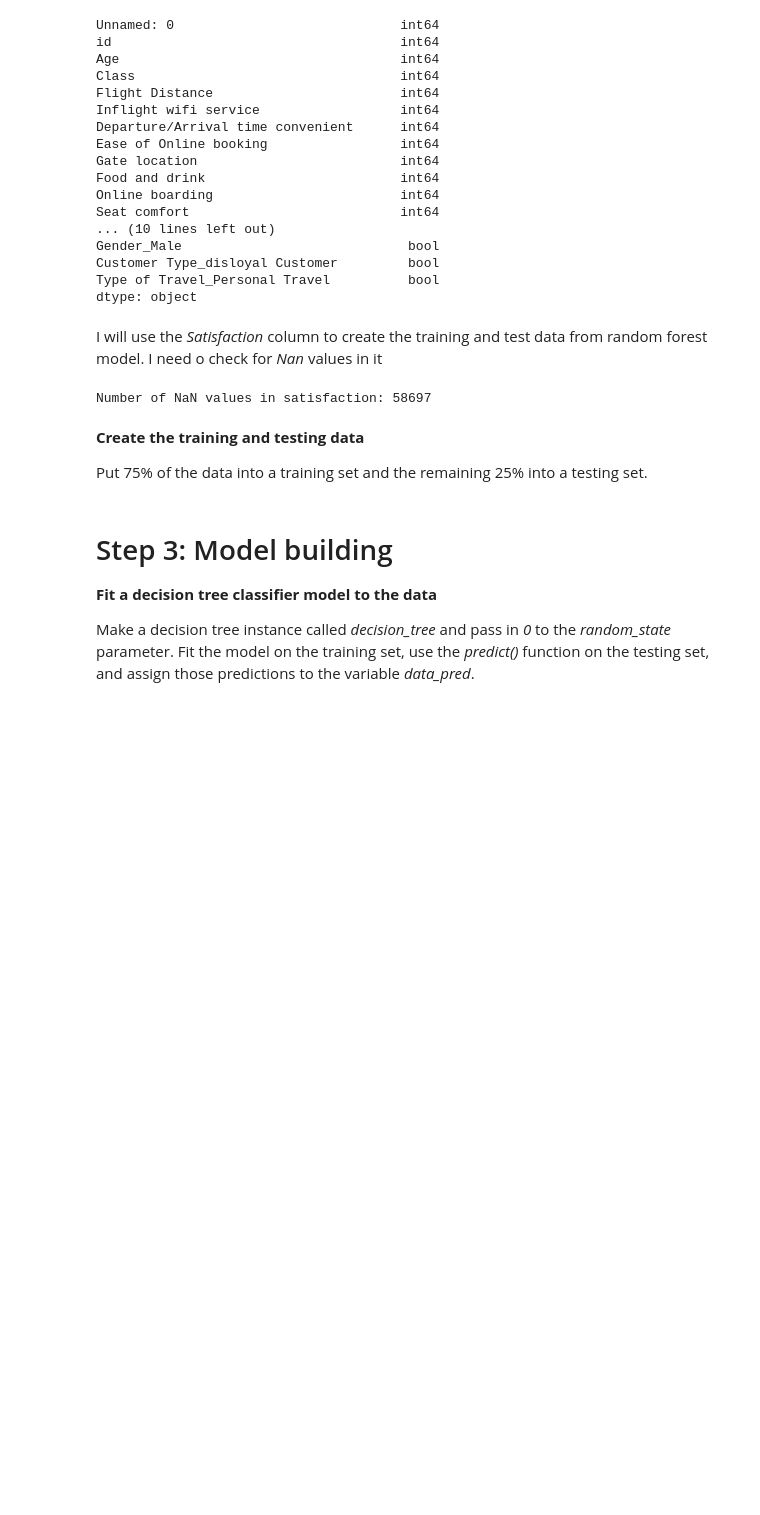
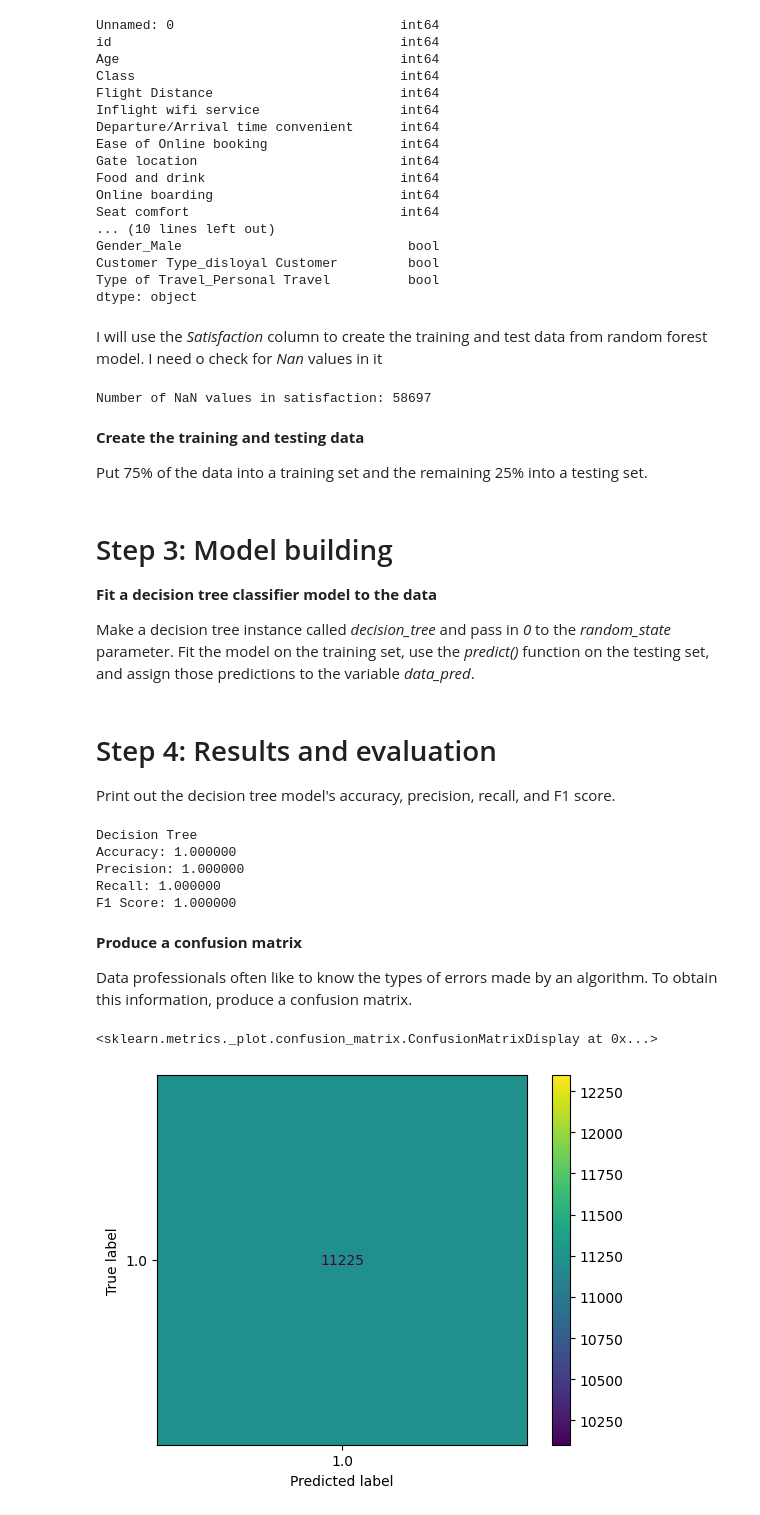
Before and after one commit to ajeronimoguerra/Kaggle_JeronimoGuerra_Notebooks, a Jupyter notebook: building-a-random-forest-model.ipynb, the cells around one changed output. Drawn from its saved outputs; the diff is of its cells as text; code cells hidden in the pictures; blank space fills up the shorter version.

Commit message:
Kaggle Notebook | Building a random forest model | Version 2

```diff
--- a/building-a-random-forest-model.ipynb
+++ b/building-a-random-forest-model.ipynb
@@ -301,3 +301,30 @@ decision_tree = DecisionTreeClassifier(random_state=0)
 decision_tree.fit(X_train, y_train)
 
 data_pred = decision_tree.predict(X_test)
+# %% [markdown]
+# Step 4: Results and evaluation
+
+Print out the decision tree model's accuracy, precision, recall, and F1 score.
+# %%
+print("Decision Tree")
+print("Accuracy:", "%.6f" % metrics.accuracy_score(y_test, data_pred))
+print("Precision:", "%.6f" % metrics.precision_score(y_test, data_pred))
+print("Recall:", "%.6f" % metrics.recall_score(y_test, data_pred))
+print("F1 Score:", "%.6f" % metrics.f1_score(y_test, data_pred))
+# %% [output]
+Decision Tree
+Accuracy: 1.000000
+Precision: 1.000000
+Recall: 1.000000
+F1 Score: 1.000000
+# %% [markdown]
+**Produce a confusion matrix**
+
+Data professionals often like to know the types of errors made by an algorithm. To obtain this information, produce a confusion matrix.
+# %%
+cm = metrics.confusion_matrix(y_test, data_pred, labels = decision_tree.classes_)
+disp = metrics.ConfusionMatrixDisplay(confusion_matrix = cm,display_labels = decision_tree.classes_)
+disp.plot()
+# %% [output]
+<sklearn.metrics._plot.confusion_matrix.ConfusionMatrixDisplay at 0x...>
+[figure, added]
```
Also changed, not shown: parts of 2 cells of this notebook.
